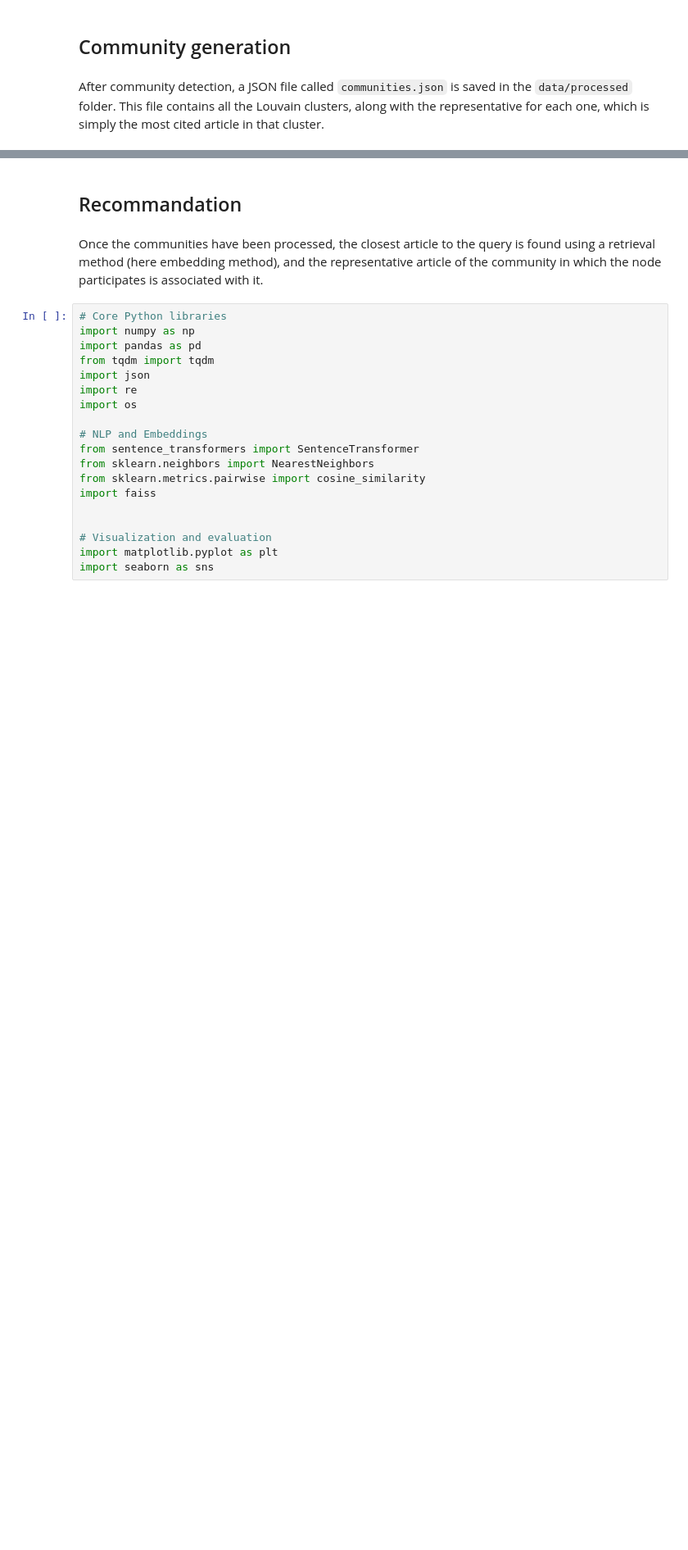
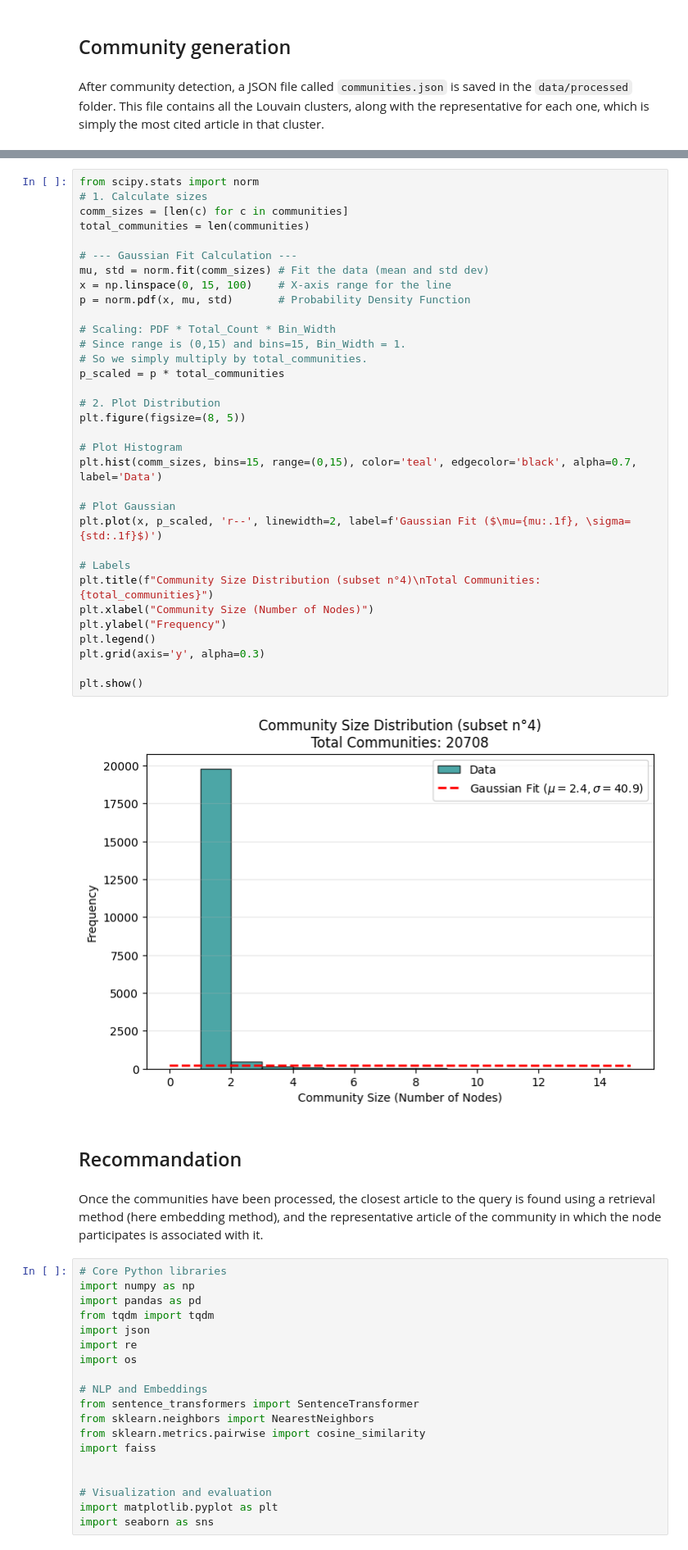
Before and after one commit to yannbecker/DTU_DS_PROJECT_69, a Jupyter notebook: graph_process.ipynb, the cells around one changed output, grey strips where cells are left out. Shown: that part at 82% size. Drawn from its saved outputs; the diff is of its cells as text; blank space fills up the shorter version.

```diff
--- a/graph_process.ipynb
+++ b/graph_process.ipynb
@@ -141,3 +151,38 @@ Commu numéro 4067 : TRADES: Generating Realistic Market Sim
+# %%
+from scipy.stats import norm
+# 1. Calculate sizes
+comm_sizes = [len(c) for c in communities]
+total_communities = len(communities)
+
+# --- Gaussian Fit Calculation ---
+mu, std = norm.fit(comm_sizes) # Fit the data (mean and std dev)
+x = np.linspace(0, 15, 100)    # X-axis range for the line
+p = norm.pdf(x, mu, std)       # Probability Density Function
+
+# Scaling: PDF * Total_Count * Bin_Width
+# Since range is (0,15) and bins=15, Bin_Width = 1.
+# So we simply multiply by total_communities.
+p_scaled = p * total_communities
+
+# 2. Plot Distribution
+plt.figure(figsize=(8, 5))
+
+# Plot Histogram
+plt.hist(comm_sizes, bins=15, range=(0,15), color='teal', edgecolor='black', alpha=0.7, label='Data')
+
+# Plot Gaussian
+plt.plot(x, p_scaled, 'r--', linewidth=2, label=f'Gaussian Fit ($\mu={mu:.1f}, \sigma={std:.1f}$)')
+
+# Labels
+plt.title(f"Community Size Distribution (subset n°4)\nTotal Communities: {total_communities}")
+plt.xlabel("Community Size (Number of Nodes)")
+plt.ylabel("Frequency")
+plt.legend()
+plt.grid(axis='y', alpha=0.3)
+
+plt.show()
+# %% [output]
+[figure, added]
 # %% [markdown]
 ## Recommandation
 # %% [markdown]
```
Also changed, not shown: parts of 5 cells of this notebook.
